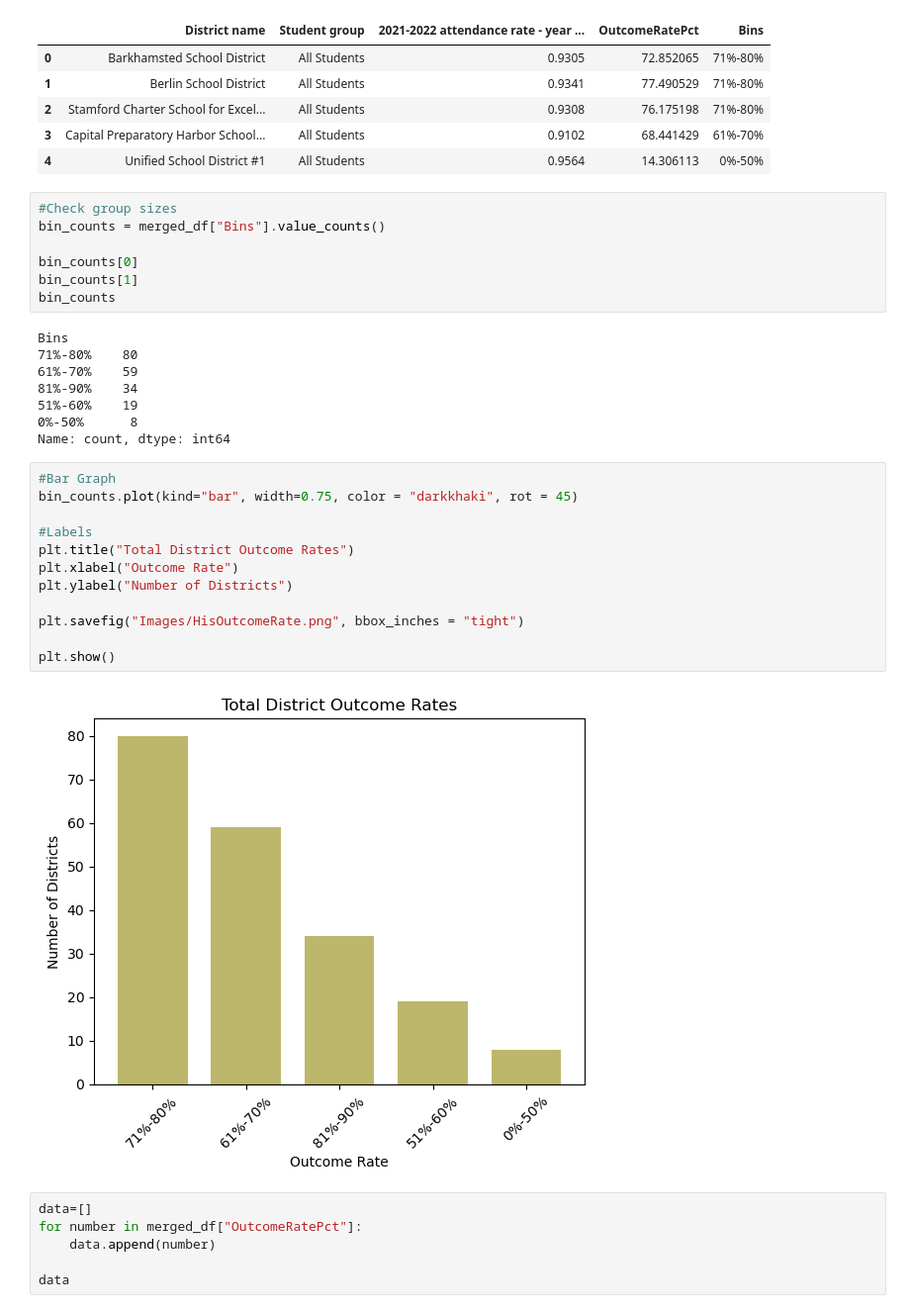
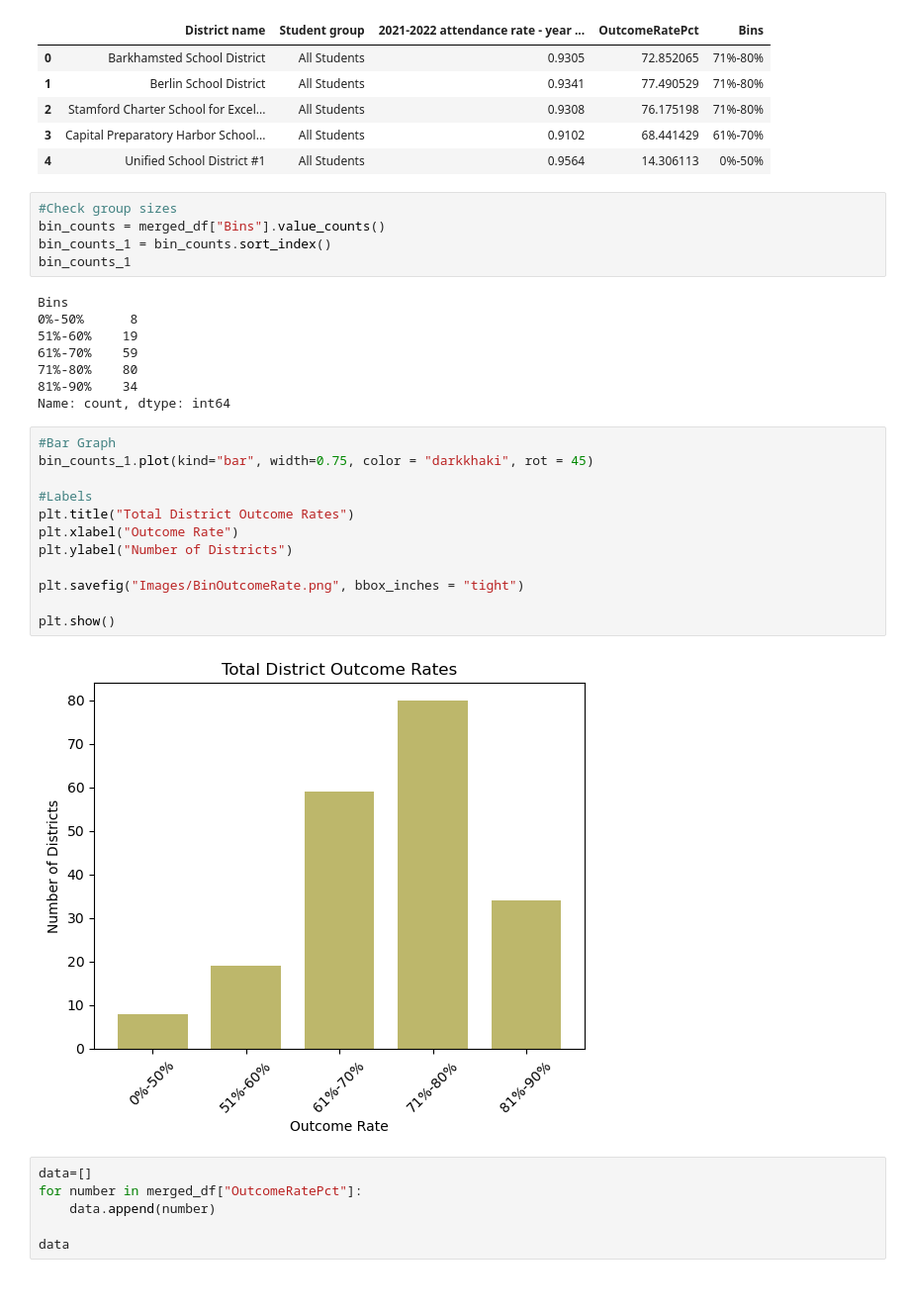
Before and after one commit to jmsavage2008/attendance-project, a Jupyter notebook: Will explore more later - Attendance Rates vs School Score.ipynb, the cells around one changed output. Shown at 99% size. Drawn from its saved outputs; the diff is of its cells as text.

Commit message:
More images

```diff
--- a/Will explore more later - Attendance Rates vs School Score.ipynb
+++ b/Will explore more later - Attendance Rates vs School Score.ipynb
@@ -211,32 +214,30 @@ merged_df.head()
 # %%
 #Check group sizes
 bin_counts = merged_df["Bins"].value_counts()
-
-bin_counts[0]
-bin_counts[1]
-bin_counts
+bin_counts_1 = bin_counts.sort_index()
+bin_counts_1
 # %% [output]
 Bins
+0%-50%      8
+51%-60%    19
+61%-70%    59
 71%-80%    80
-61%-70%    59
 81%-90%    34
-51%-60%    19
-0%-50%      8
 Name: count, dtype: int64
 # %%
 #Bar Graph
-bin_counts.plot(kind="bar", width=0.75, color = "darkkhaki", rot = 45)
+bin_counts_1.plot(kind="bar", width=0.75, color = "darkkhaki", rot = 45)
 
 #Labels
 plt.title("Total District Outcome Rates")
 plt.xlabel("Outcome Rate")
 plt.ylabel("Number of Districts")
 
-plt.savefig("Images/HisOutcomeRate.png", bbox_inches = "tight")
+plt.savefig("Images/BinOutcomeRate.png", bbox_inches = "tight")
 
 plt.show()
 # %% [output]
-[figure, old version]
+[figure, new version]
 # %%
 data=[]
 for number in merged_df["OutcomeRatePct"]:
```
Also changed, not shown: parts of 2 cells of this notebook, 14 other files.
